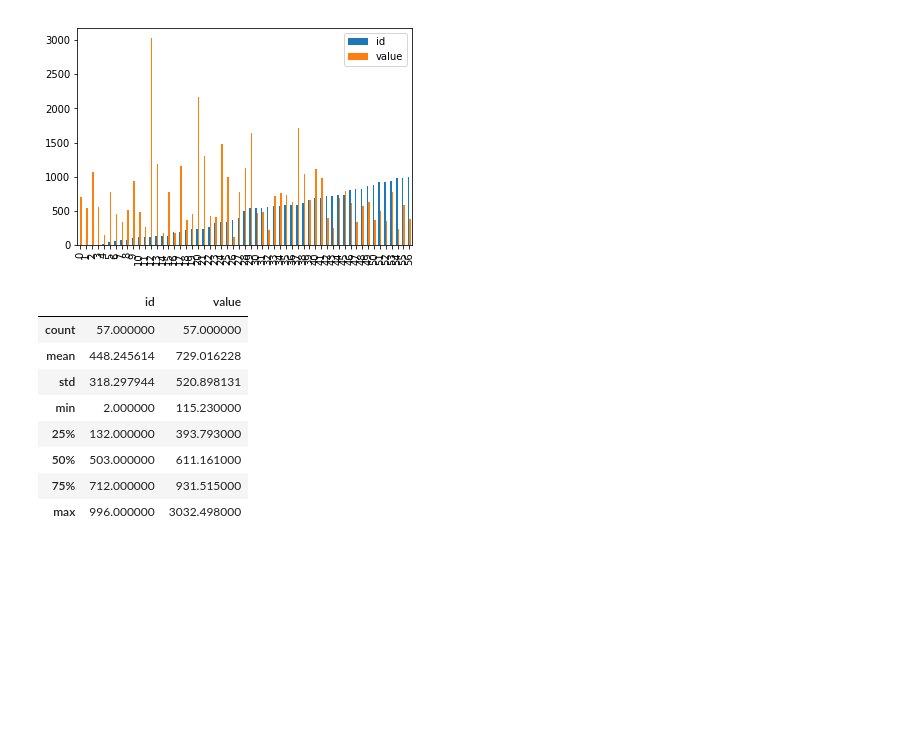
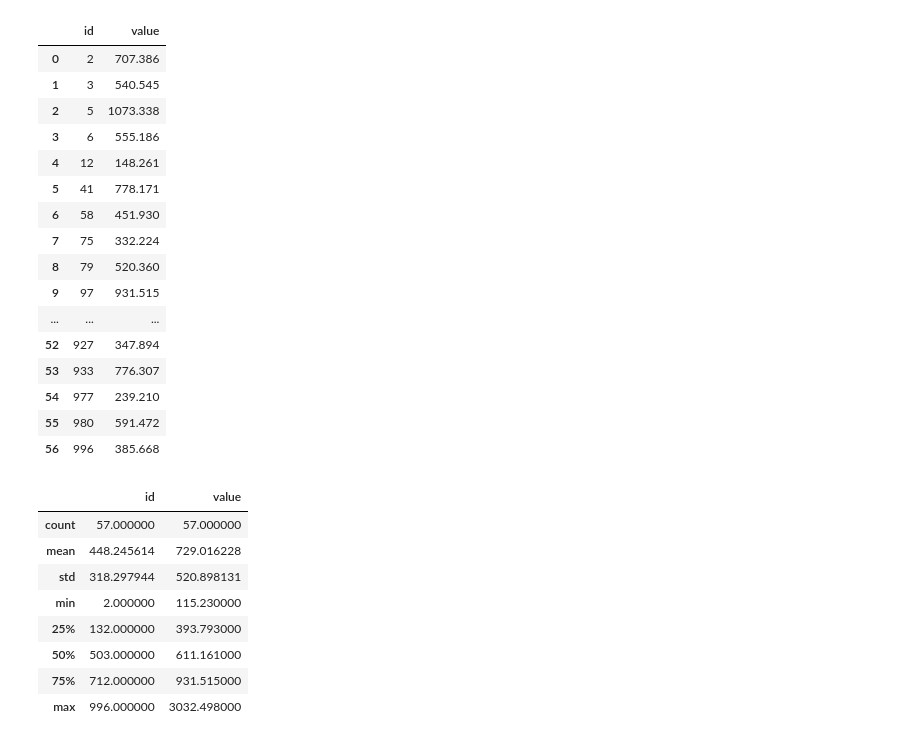
Before and after one commit to hjmb500/kantan, a Jupyter notebook: Kantan.ipynb, the cells around one changed output. Cells and saved outputs as stored; diff of their text form; code cells hidden in the pictures; blank space fills up the shorter version.

```diff
--- a/Kantan.ipynb
+++ b/Kantan.ipynb
@@ -33,11 +66,27 @@ energy_data.head()
 # %%
 energy_group = energy_data.groupby('id',as_index=False).agg({"value":"sum"})
 
-energy_group.head()
+energy_group
 
-energy_plot = energy_group.plot(kind='bar')
+##aggregate total energy used to boiler id level
 # %% [output]
-[figure, removed]
+|  | id | value |
+| 0 | 2 | 707.386 |
+| 1 | 3 | 540.545 |
+| 2 | 5 | 1073.338 |
+| 3 | 6 | 555.186 |
+| 4 | 12 | 148.261 |
+| 5 | 41 | 778.171 |
+| 6 | 58 | 451.930 |
+| 7 | 75 | 332.224 |
+| 8 | 79 | 520.360 |
+| 9 | 97 | 931.515 |
+| ... | ... | ... |
+| 52 | 927 | 347.894 |
+| 53 | 933 | 776.307 |
+| 54 | 977 | 239.210 |
+| 55 | 980 | 591.472 |
+| 56 | 996 | 385.668 |
 # %%
 energy_group.describe()
 
```
Also changed, not shown: parts of 15 cells of this notebook.
